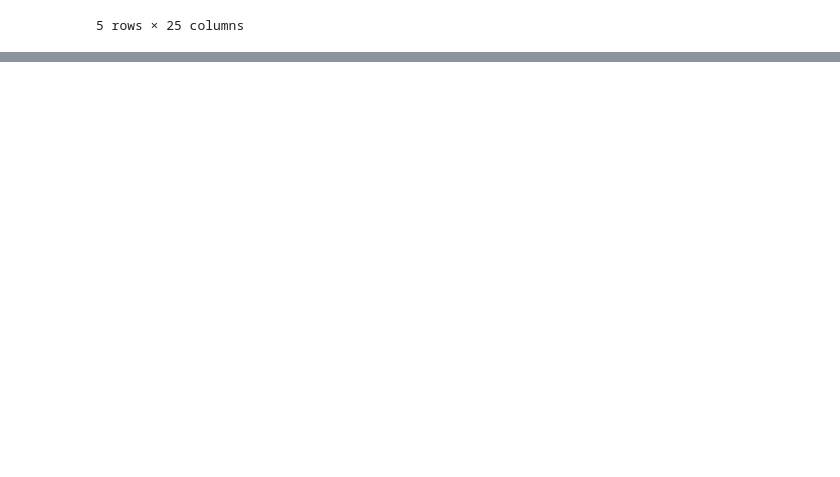
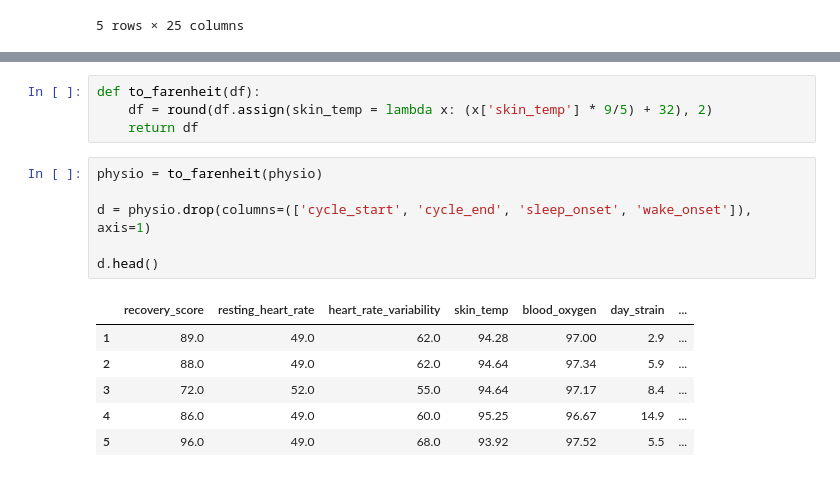
Before and after one commit to rasemanb/whoop-project, a Jupyter notebook: main/etl.ipynb, the cells around one changed output, grey strips where cells are left out. Drawn from its saved outputs; the diff is of its cells as text; blank space fills up the shorter version.

```diff
--- a/main/etl.ipynb
+++ b/main/etl.ipynb
@@ -64,0 +92,17 @@ physio.head()
+# %%
+def to_farenheit(df):
+    df = round(df.assign(skin_temp = lambda x: (x['skin_temp'] * 9/5) + 32), 2)
+    return df
+# %%
+physio = to_farenheit(physio)
+
+d = physio.drop(columns=(['cycle_start', 'cycle_end', 'sleep_onset', 'wake_onset']), axis=1)
+
+d.head()
+# %% [output]
+|  | recovery_score | resting_heart_rate | heart_rate_variability | skin_temp | blood_oxygen | day_strain | ... |
+| 1 | 89.0 | 49.0 | 62.0 | 94.28 | 97.00 | 2.9 | ... |
+| 2 | 88.0 | 49.0 | 62.0 | 94.64 | 97.34 | 5.9 | ... |
+| 3 | 72.0 | 52.0 | 55.0 | 94.64 | 97.17 | 8.4 | ... |
+| 4 | 86.0 | 49.0 | 60.0 | 95.25 | 96.67 | 14.9 | ... |
+| 5 | 96.0 | 49.0 | 68.0 | 93.92 | 97.52 | 5.5 | ... |
```
Also changed, not shown: parts of 12 cells of this notebook.
